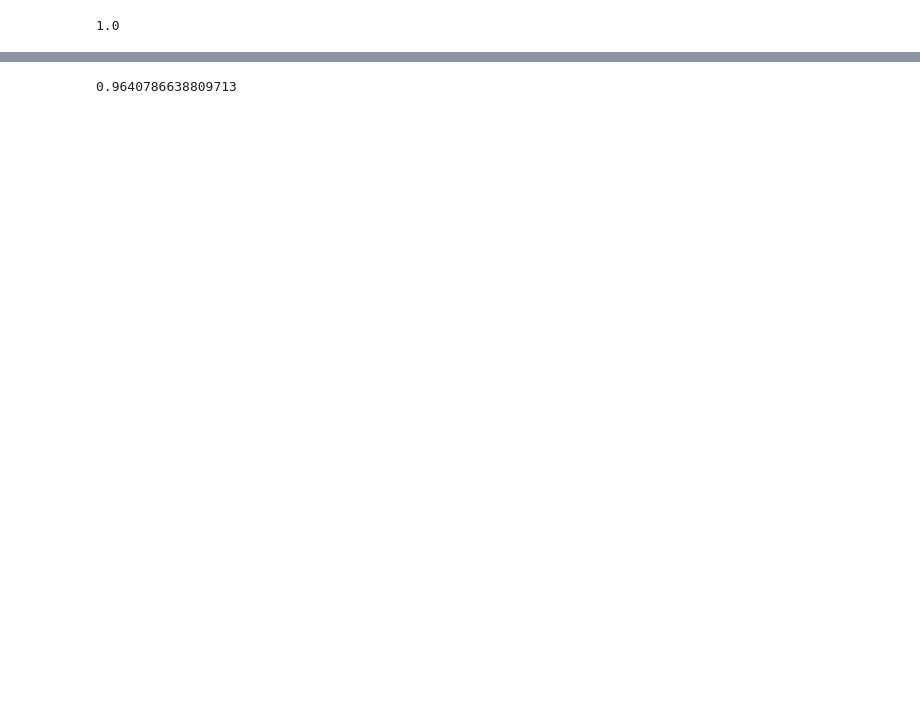
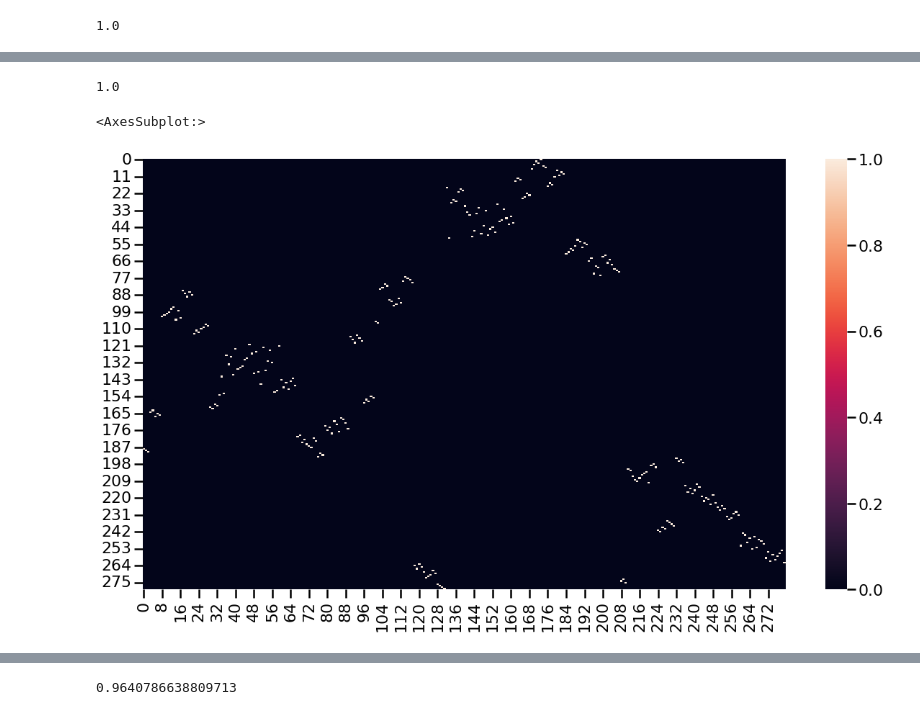
Before and after one commit to MuteJester/AlignAIR, a Jupyter notebook: Misc.ipynb, the cells around one changed output, grey strips where cells are left out. Saved outputs shown, nothing was run; the diff lists cells and outputs as text; code cells hidden in the pictures; blank space fills up the shorter version.

```diff
--- a/Misc.ipynb
+++ b/Misc.ipynb
@@ -116,0 +154,5 @@ sns.kdeplot(trainer.train_dataset.sequence_corruptor._sample_nucleotide_remove_d
+# %%
+trainer = SingleBeamTrainer(model = VDeepJAllignExperimentalSingleBeamRG,epochs=5,steps_per_epoch=5500,data_path='C:/Users/Tomas/Downloads/AlignAIRR_Large_Train_Dataset.csv',
+                                 batch_size=64,batch_read_file=True,verbose=True)
+# %%
+trainer.train()
@@ -648,7 +724,7 @@ trainer.model.v_start_mid.weights
 # %%
-import pickle
-with open(r'E:\Immunobiology\AlignAIRR\p1_p11_vdeepjexp_v3_V_PROCESSED.pkl','rb') as h:
-    V = pickle.load(h)
+# import pickle
+# with open(r'E:\Immunobiology\AlignAIRR\p1_p11_vdeepjexp_v3_V_PROCESSED.pkl','rb') as h:
+#     V = pickle.load(h)
 # %%
 eval_dataset_path = 'E:/Immunobiology/AlignAIRR/naive_sequences_s5f_rate_008_add_n.tsv'
 dataset = pd.read_table(eval_dataset_path)
@@ -691,0 +801,3 @@ predicted = trainer.model.predict(dataset, verbose=True)
+# %%
+with open('E:/Immunobiology/AlignAIRR/calibration_set_1500_single_beam.pkl','rb') as h:
+    calibset = pickle.load(h)
@@ -691,0 +819,9 @@ predicted = trainer.model.predict(dataset, verbose=True)
+# %%
+calibset[1][:280].sum(axis=0).max()
+# %% [output]
+1.0
+# %%
+sns.heatmap(calibset[1][:280,:])
+# %% [output]
+<AxesSubplot:>
+[figure, added]
```
Also changed, not shown: parts of 58 cells of this notebook, 14 other files.
